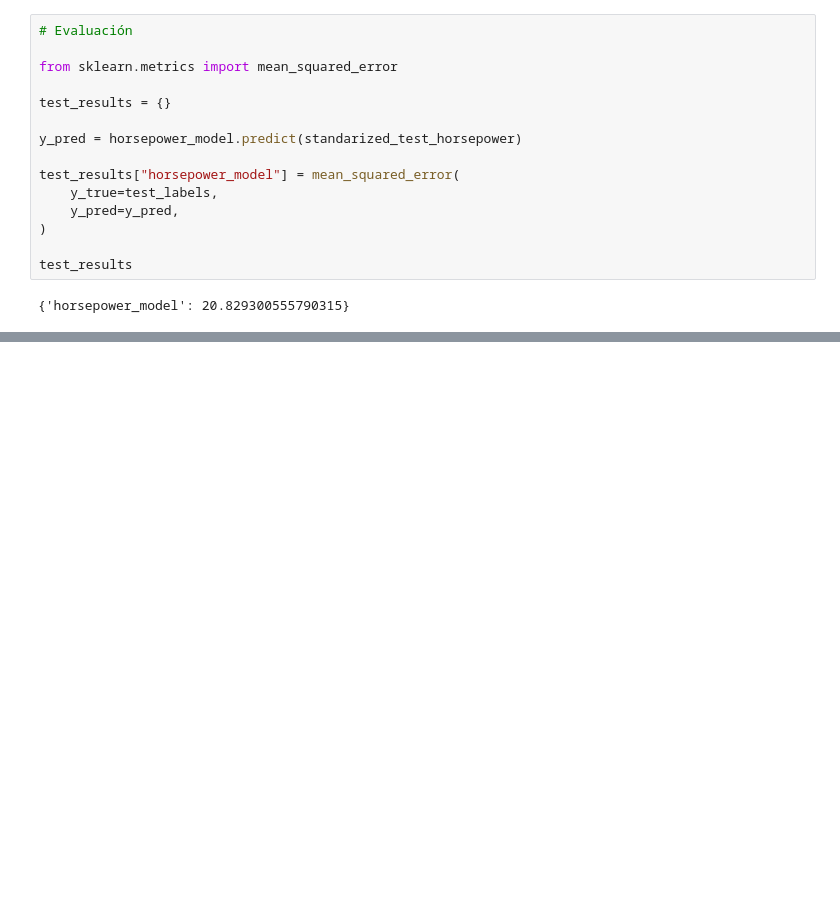
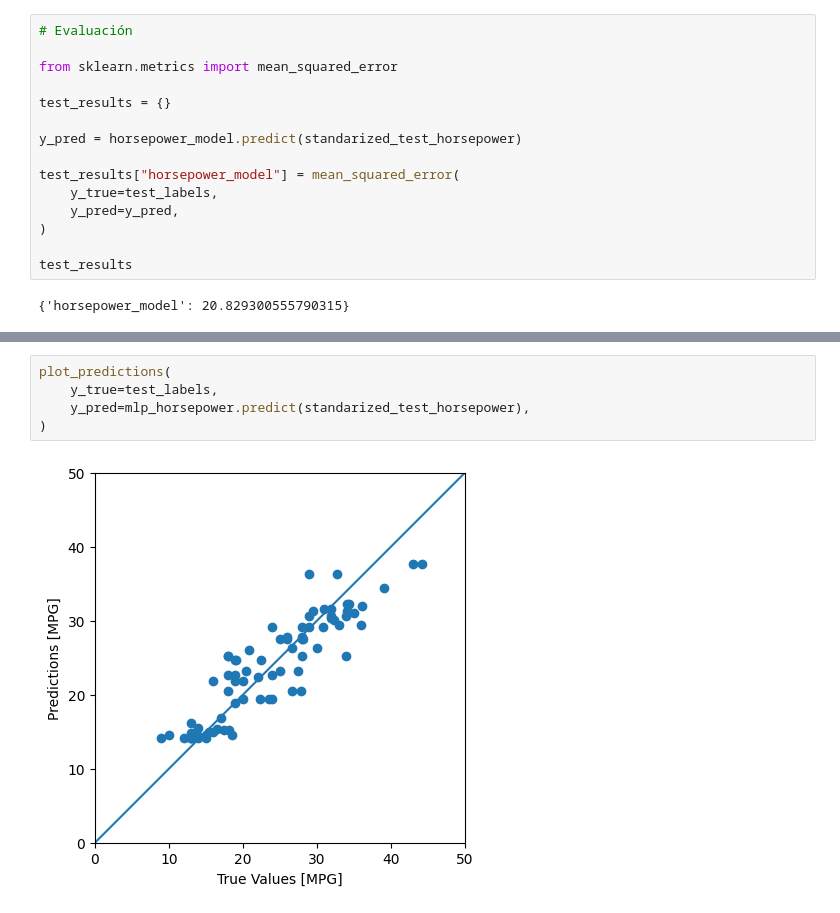
Before and after one commit to 2026-2-predictiva/std-juan-pablo-pineda-lopera, a Jupyter notebook: PRE_02_regresion_basica/notebooks/notebook.ipynb, the cells around one changed output, grey strips where cells are left out. Cells and saved outputs as stored; diff of their text form; blank space fills up the shorter version.

```diff
--- a/PRE_02_regresion_basica/notebooks/notebook.ipynb
+++ b/PRE_02_regresion_basica/notebooks/notebook.ipynb
@@ -243,0 +340,7 @@ test_results
+# %%
+plot_predictions(
+    y_true=test_labels,
+    y_pred=mlp_horsepower.predict(standarized_test_horsepower),
+)
+# %% [output]
+[figure, added]
```
Also changed, not shown: parts of 14 cells of this notebook, 2 other files.
